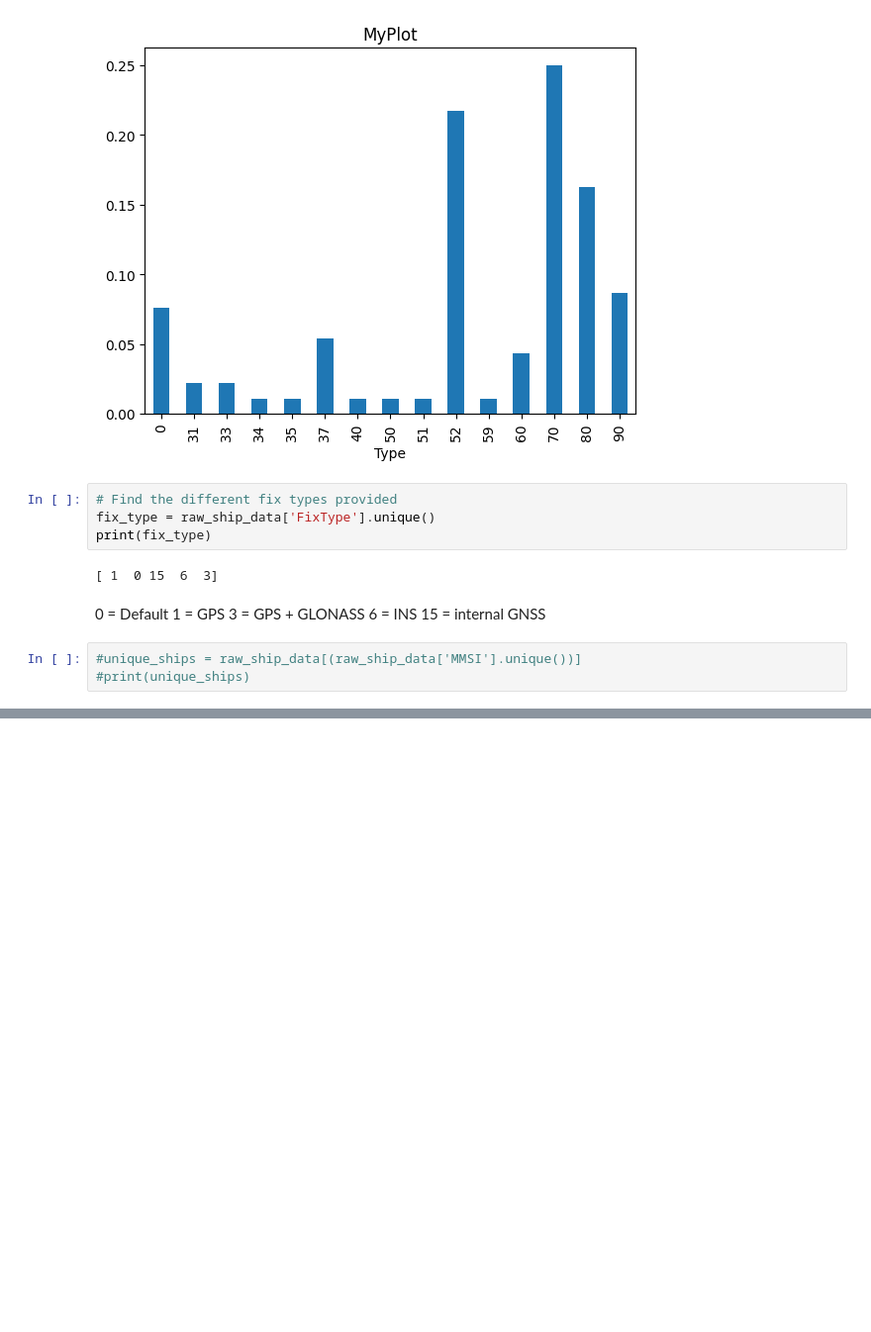
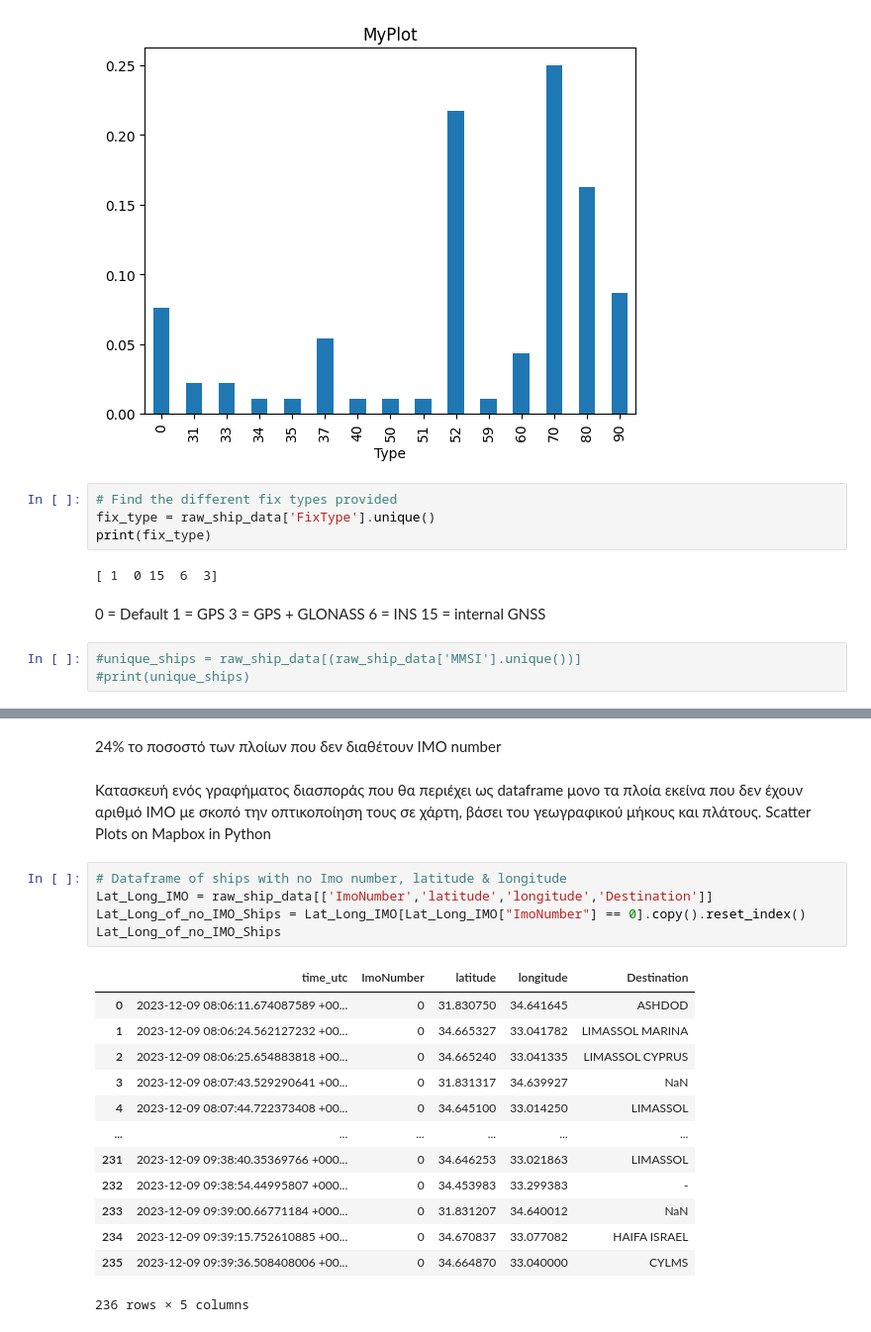
Before and after one commit to HUA-Applied-EFP01/data-analysis-233, a Jupyter notebook: data_analysis.ipynb, the cells around one changed output, grey strips where cells are left out. Shown at 99% size. Drawn from its saved outputs; the diff is of its cells as text; blank space fills up the shorter version.

```diff
--- a/data_analysis.ipynb
+++ b/data_analysis.ipynb
@@ -195,0 +319,24 @@ print(fix_type)
+# %% [markdown]
+24% το ποσοστό των πλοίων που δεν διαθέτουν ΙMO number
+# %% [markdown]
+Κατασκευή ενός γραφήματος διασποράς που θα περιέχει ως dataframe μονο τα πλοία εκείνα που δεν έχουν αριθμό IMO με σκοπό την οπτικοποίηση τους σε χάρτη, βάσει του γεωγραφικού μήκους και πλάτους.
+Scatter Plots on Mapbox in Python
+# %%
+# Dataframe of ships with no Imo number, latitude & longitude
+Lat_Long_IMO = raw_ship_data[['ImoNumber','latitude','longitude','Destination']]
+Lat_Long_of_no_IMO_Ships = Lat_Long_IMO[Lat_Long_IMO["ImoNumber"] == 0].copy().reset_index()
+Lat_Long_of_no_IMO_Ships
+# %% [output]
+|  | time_utc | ImoNumber | latitude | longitude | Destination |
+| 0 | 2023-12-09 08:06:11.674087589 +00... | 0 | 31.830750 | 34.641645 | ASHDOD |
+| 1 | 2023-12-09 08:06:24.562127232 +00... | 0 | 34.665327 | 33.041782 | LIMASSOL MARINA |
+| 2 | 2023-12-09 08:06:25.654883818 +00... | 0 | 34.665240 | 33.041335 | LIMASSOL CYPRUS |
+| 3 | 2023-12-09 08:07:43.529290641 +00... | 0 | 31.831317 | 34.639927 | NaN |
+| 4 | 2023-12-09 08:07:44.722373408 +00... | 0 | 34.645100 | 33.014250 | LIMASSOL |
+| ... | ... | ... | ... | ... | ... |
+| 231 | 2023-12-09 09:38:40.35369766 +000... | 0 | 34.646253 | 33.021863 | LIMASSOL |
+| 232 | 2023-12-09 09:38:54.44995807 +000... | 0 | 34.453983 | 33.299383 | - |
+| 233 | 2023-12-09 09:39:00.66771184 +000... | 0 | 31.831207 | 34.640012 | NaN |
+| 234 | 2023-12-09 09:39:15.752610885 +00... | 0 | 34.670837 | 33.077082 | HAIFA ISRAEL |
+| 235 | 2023-12-09 09:39:36.508408006 +00... | 0 | 34.664870 | 33.040000 | CYLMS |
+236 rows × 5 columns
```
Also changed, not shown: parts of 17 cells of this notebook.
